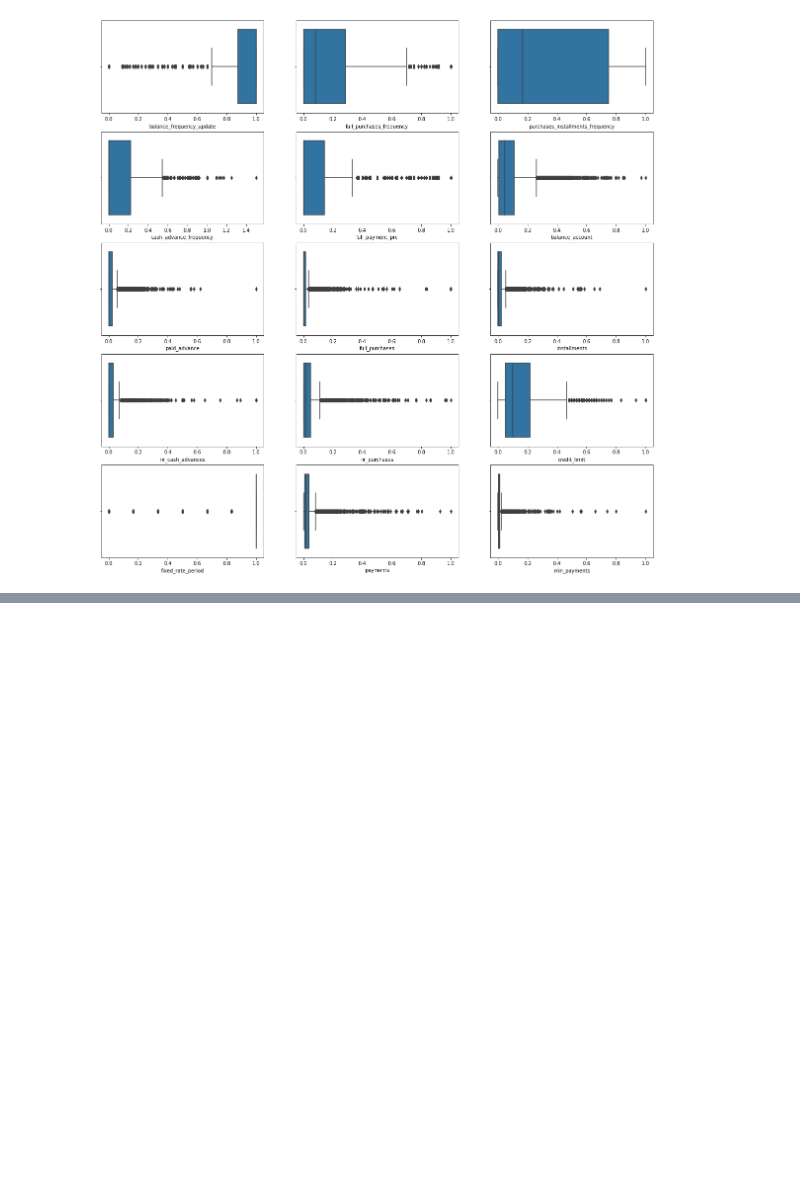
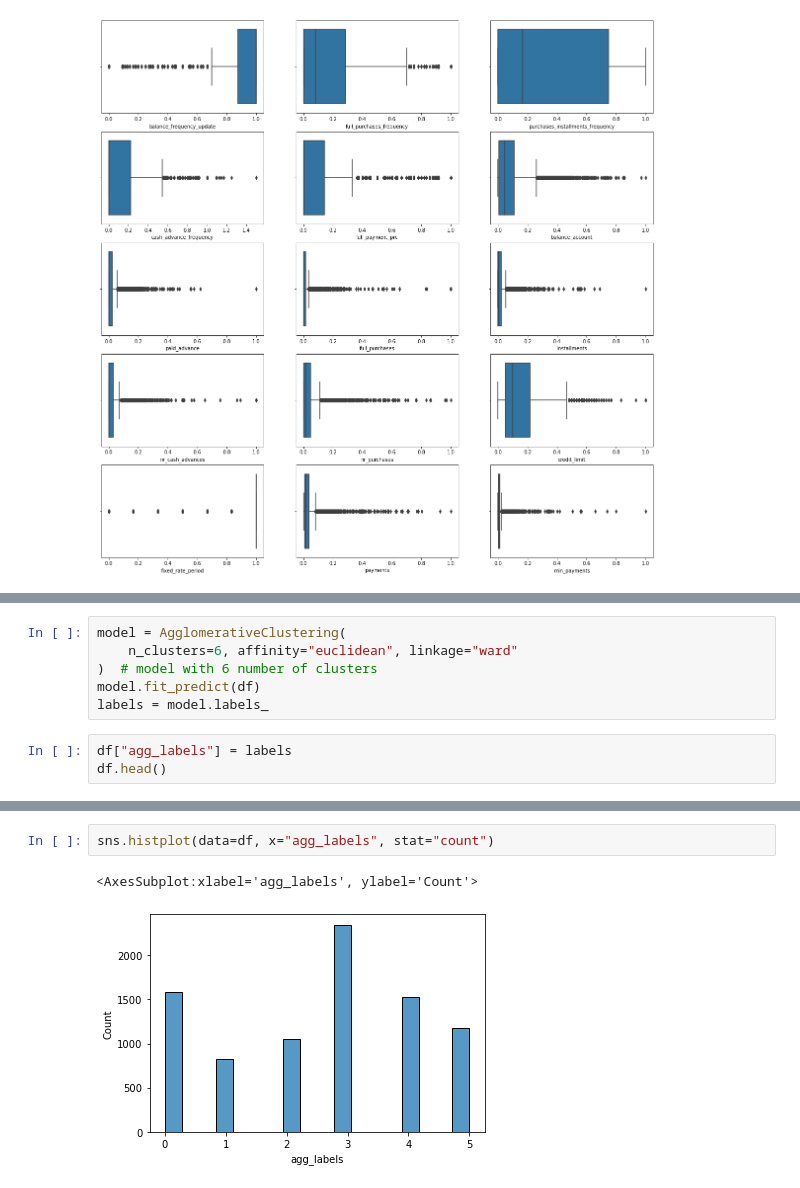
Before and after one commit to ansamz/Customer-Segmentation, a Jupyter notebook: notebooks/OH_CreditCard.ipynb, the cells around one changed output, grey strips where cells are left out. Drawn from its saved outputs; the diff is of its cells as text; blank space fills up the shorter version.

```diff
--- a/notebooks/OH_CreditCard.ipynb
+++ b/notebooks/OH_CreditCard.ipynb
@@ -205,0 +218,9 @@ for index, name in enumerate(df.columns):
+# %%
+model = AgglomerativeClustering(
+    n_clusters=6, affinity="euclidean", linkage="ward"
+)  # model with 6 number of clusters
+model.fit_predict(df)
+labels = model.labels_
+# %%
+df["agg_labels"] = labels
+df.head()
@@ -205,0 +234,5 @@ for index, name in enumerate(df.columns):
+# %%
+sns.histplot(data=df, x="agg_labels", stat="count")
+# %% [output]
+<AxesSubplot:xlabel='agg_labels', ylabel='Count'>
+[figure, added]
```
Also changed, not shown: parts of 3 cells of this notebook.
